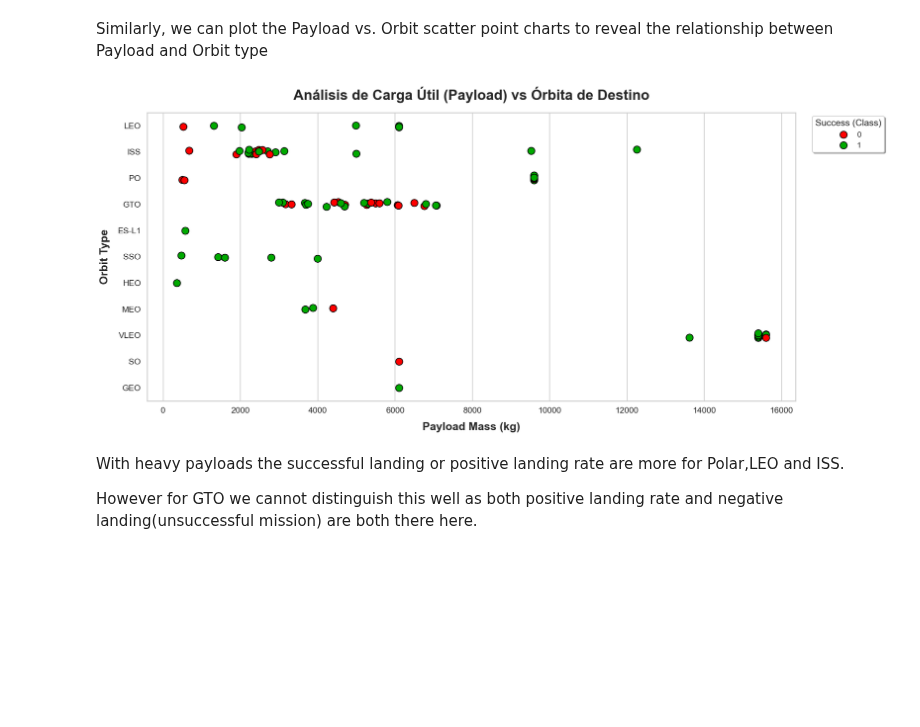
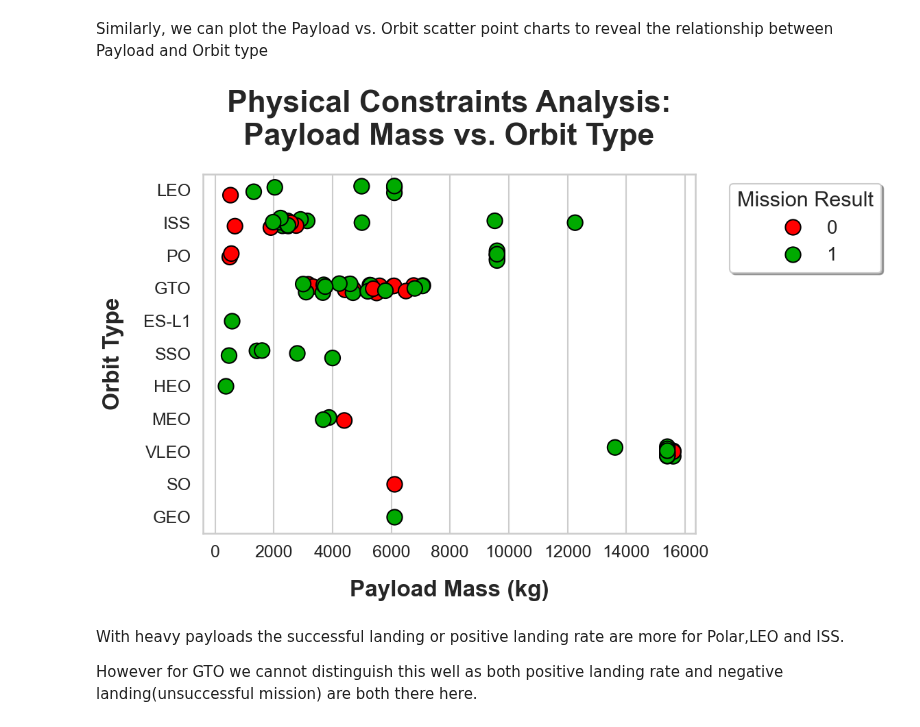
Before and after one commit to Pabloaguaderogar/IBM-Applied-Data-Science-Capstone, a Jupyter notebook: Exploratory_Data/jupyter-labs-eda-dataviz-v2.ipynb, the cells around one changed output. Saved outputs shown, nothing was run; the diff lists cells and outputs as text; code cells hidden in the pictures; blank space fills up the shorter version.

```diff
--- a/Exploratory_Data/jupyter-labs-eda-dataviz-v2.ipynb
+++ b/Exploratory_Data/jupyter-labs-eda-dataviz-v2.ipynb
@@ -257,41 +351,55 @@ You should see that in the LEO orbit the Success appears related to the number o
 # %% [markdown]
 Similarly, we can plot the Payload vs. Orbit scatter point charts to reveal the relationship between Payload and Orbit type
 # %%
-# Plot a scatter point chart with x axis to be Payload and y axis to be the Orbit, and hue to be the class value 1. Configuración de la figura para análisis de alta densidad
-plt.figure(figsize=(22, 10))
+import seaborn as sns
+import matplotlib.pyplot as plt
+
+# 1. Professional Aesthetics Configuration (Presentation Context)
+# We use a 14x12 ratio for a high-impact, square-ish visualization
+plt.figure(figsize=(14, 12))
 sns.set_theme(style="whitegrid")
 sns.set_context("talk")
 
-# 2. Generación del Scatter Plot (Stripplot para control total)
-# x = PayloadMass (Variable independiente física)
-# y = Orbit (Variable categórica de destino)
-# hue = Class (Variable de éxito/fallo)
-sns.stripplot(
+# 2. Scatter Plot Generation (Stripplot for high density control)
+# x = PayloadMass (Physical independent variable)
+# y = Orbit (Categorical destination)
+# hue = Class (Outcome: 0=Fail, 1=Success)
+stripplot = sns.stripplot(
     data=df,
     x="PayloadMass",
     y="Orbit",
     hue="Class",
-    palette={0: "#FF0000", 1: "#00AA00"}, # Rojo y Verde puros
-    size=14,
-    jitter=0.1,        # Dispersión mínima para ver solapamientos
-    alpha=1,           # Opacidad total para máxima nitidez
-    linewidth=1.5,     # Borde marcado
-    edgecolor="black"  # Contorno negro para resaltar sobre la rejilla
+    palette={0: "#FF0000", 1: "#00AA00"}, # Pure Red and Solid Green
+    size=16,            # Large markers for clarity
+    jitter=0.15,        # Slight dispersion to handle overlapping points
+    alpha=1.0,          # Full opacity for maximum visual impact
+    linewidth=1.5,      # Defined borders
+    edgecolor="black"   # Black outline to stand out against the grid
 )
 
-# 3. Refinamiento de metadatos (Estándar Pablo / Clean Code)
-plt.title("Análisis de Carga Útil (Payload) vs Órbita de Destino", fontsize=28, fontweight='bold', pad=25)
-plt.xlabel("Payload Mass (kg)", fontsize=22, fontweight='bold', labelpad=15)
-plt.ylabel("Orbit Type", fontsize=22, fontweight='bold', labelpad=15)
+# 3. Metadata Refinement (Professional English Standards)
+plt.title("Physical Constraints Analysis:\nPayload Mass vs. Orbit Type",
+          fontsize=32, fontweight='bold', pad=30)
+plt.xlabel("Payload Mass (kg)", fontsize=24, fontweight='bold', labelpad=20)
+plt.ylabel("Orbit Type", fontsize=24, fontweight='bold', labelpad=20)
 
-# Ajuste de leyenda técnica
-plt.legend(title="Success (Class)", title_fontsize='18', fontsize='15',
-           bbox_to_anchor=(1.02, 1), loc='upper left', frameon=True, shadow=True)
+# 4. Technical Legend Adjustment
+plt.legend(
+    title="Mission Result",
+    title_fontsize='22',
+    fontsize='20',
+    bbox_to_anchor=(1.05, 1),
+    loc='upper left',
+    frameon=True,
+    shadow=True
+)
 
+plt.xticks(fontsize=18)
+plt.yticks(fontsize=18)
 plt.tight_layout()
 plt.show()
 # %% [output]
-[figure, old version]
+[figure, new version]
 # %% [markdown]
 With heavy payloads the successful landing or positive landing rate are more for Polar,LEO and ISS.
 
```
Also changed, not shown: parts of 9 cells of this notebook, 5 other files.
